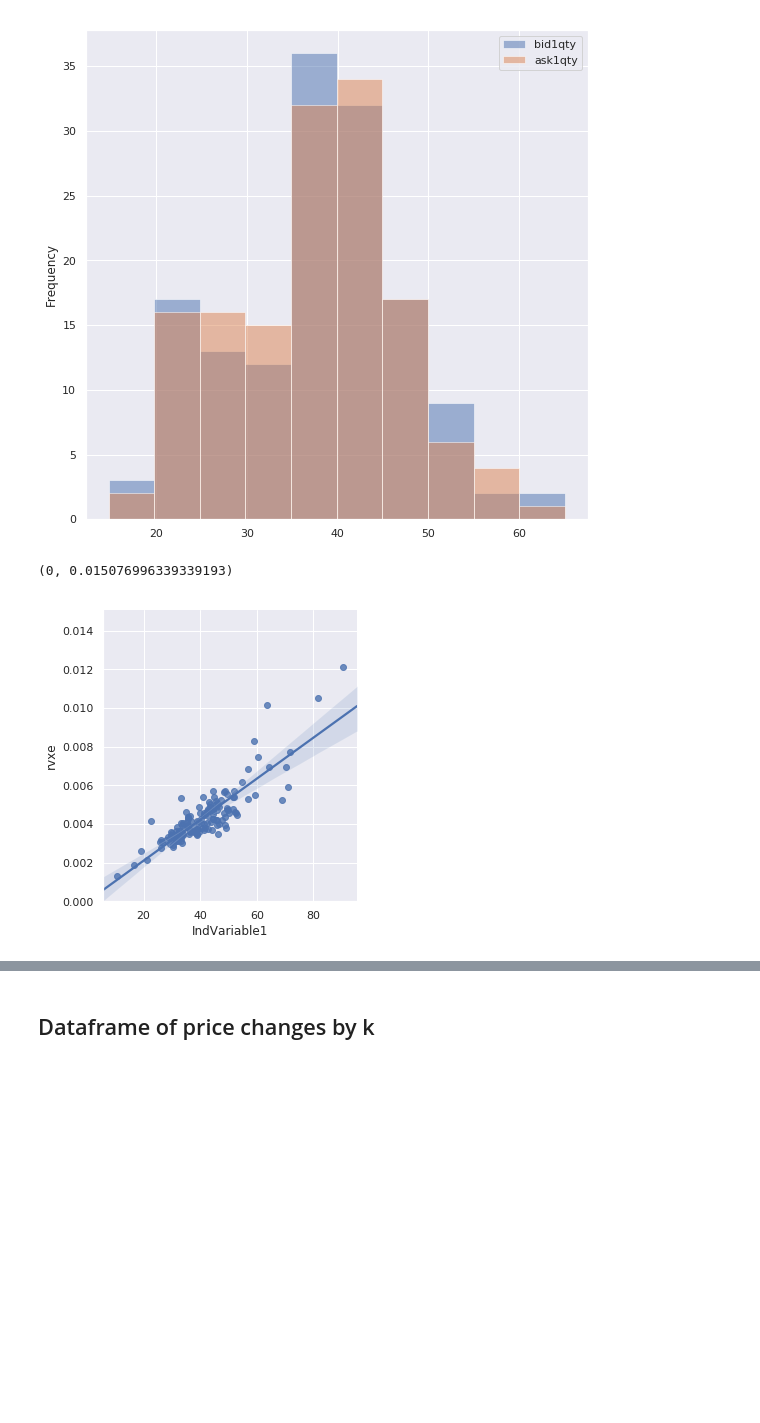
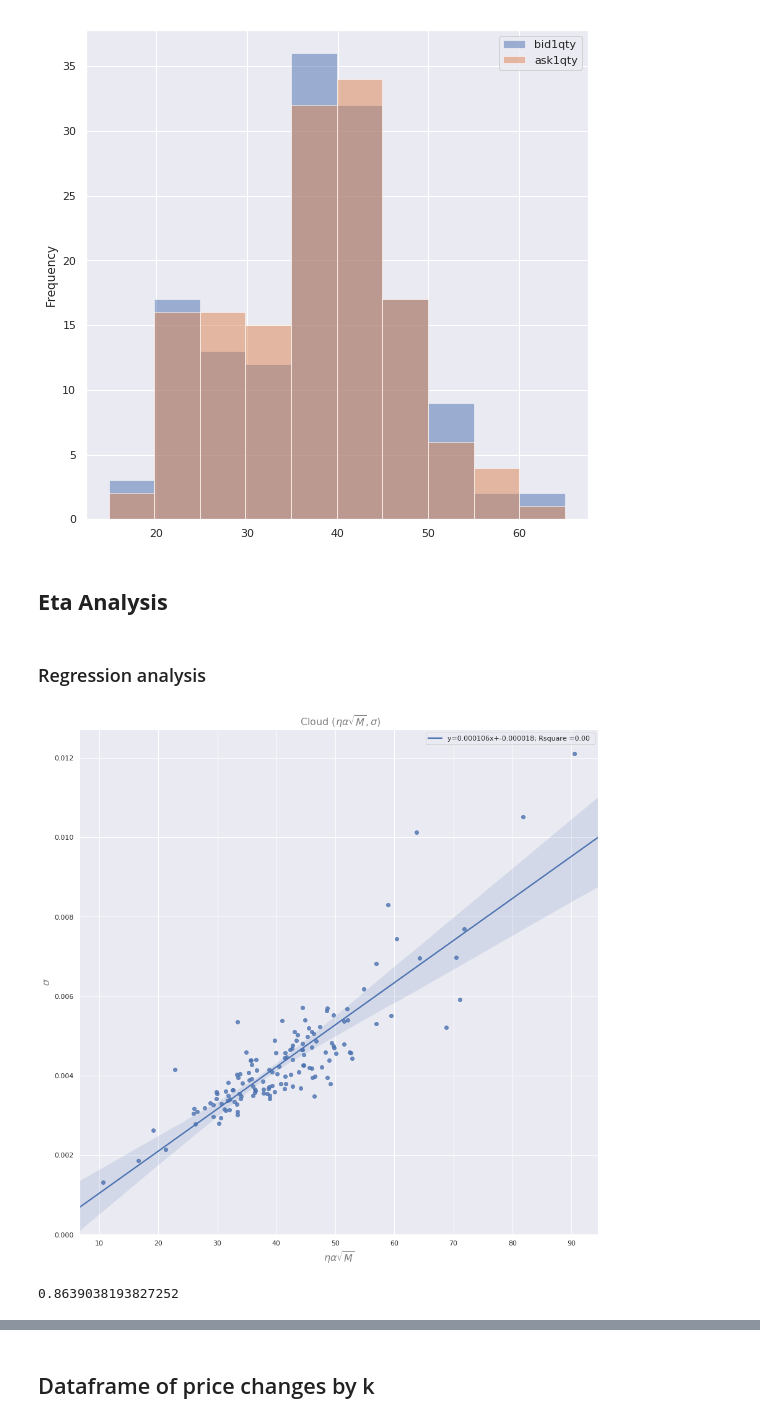
Before and after one commit to fagan2888/UZStats, a Jupyter notebook: CME_Tick_Changes.ipynb, the cells around one changed output, grey strips where cells are left out. Cells and saved outputs as stored; diff of their text form; code cells hidden in the pictures; blank space fills up the shorter version.

```diff
--- a/CME_Tick_Changes.ipynb
+++ b/CME_Tick_Changes.ipynb
@@ -288,12 +292,3 @@ DF_STATS_EUR_NI = DF_STATS_EUR.reset_index()
 DF_STATS_EUR[['bid1qty','ask1qty']].plot(figsize=(9,9), grid= True, kind = 'hist', alpha=0.5);
 # %% [output]
 [figure]
-# %%
-DF_STATS_EUR['IndVariable1'] = DF_STATS_EUR['Tick']* DF_STATS_EUR['eta1']*np.sqrt(DF_STATS_EUR['M'])
-sns.set(style="darkgrid")
-# DF_STATS_EUR.plot(figsize=(9,9), y = 'rvxe', x = 'IndVariable1', grid= True, kind = 'scatter', ylim = [0,0.01]);
-sns.lmplot(x="IndVariable1", y="rvxe", data=DF_STATS_EUR);
-plt.ylim(0, )
-# %% [output]
-(0, 0.015076996339339193)
-[figure, removed]
@@ -301,0 +295,33 @@ DF_STATS_EUR['IndVariable2'] =  DF_STATS_EUR['spot_avg']*np.sqrt(DF_STATS_EUR['M
+# %% [markdown]
+## **Eta Analysis**
+# %% [markdown]
+### Regression analysis
+# %%
+#### NEED TO FIX RSQUARE RENDERING
+#### Why in UZ paper fig 3 the vol is around 1000 ?  not the case for RVXE variable
+
+DF_STATS_EUR['IndVariable1'] = DF_STATS_EUR['Tick']* DF_STATS_EUR['eta1']*np.sqrt(DF_STATS_EUR['M'])
+slope, intercept, r_value, p_value, std_err = stats.linregress(DF_STATS_EUR['IndVariable1'],DF_STATS_EUR['rvxe'])
+
+sns.set(style="darkgrid")
+plt.figure(1, figsize=(15, 15))
+# DF_STATS_EUR.plot(figsize=(9,9), y = 'rvxe', x = 'IndVariable1', grid= True, kind = 'scatter', ylim = [0,0.01]);
+ax = sns.regplot(x="IndVariable1", y="rvxe", data=DF_STATS_EUR,
+ line_kws={'label':"y={0:.6f}x+{1:.6f}; Rsquare ={0:.2f} ".format(slope,intercept, r_value*100)})
+plt.title(r" Cloud ("
+          r"$\eta\alpha\sqrt{M}, \sigma)$",
+          fontsize=16, color='gray')
+plt.xlabel(r"$\eta\alpha\sqrt{M}$",
+          fontsize=16, color='gray')
+plt.ylabel(r"$\sigma$",
+          fontsize=16, color='gray')
+
+ax.legend()
+
+plt.ylim(0, )
+plt.show()
+
+print(r_value)
+# %% [output]
+[figure, added]
+0.8639038193827252
```
Also changed, not shown: parts of 12 cells of this notebook.
